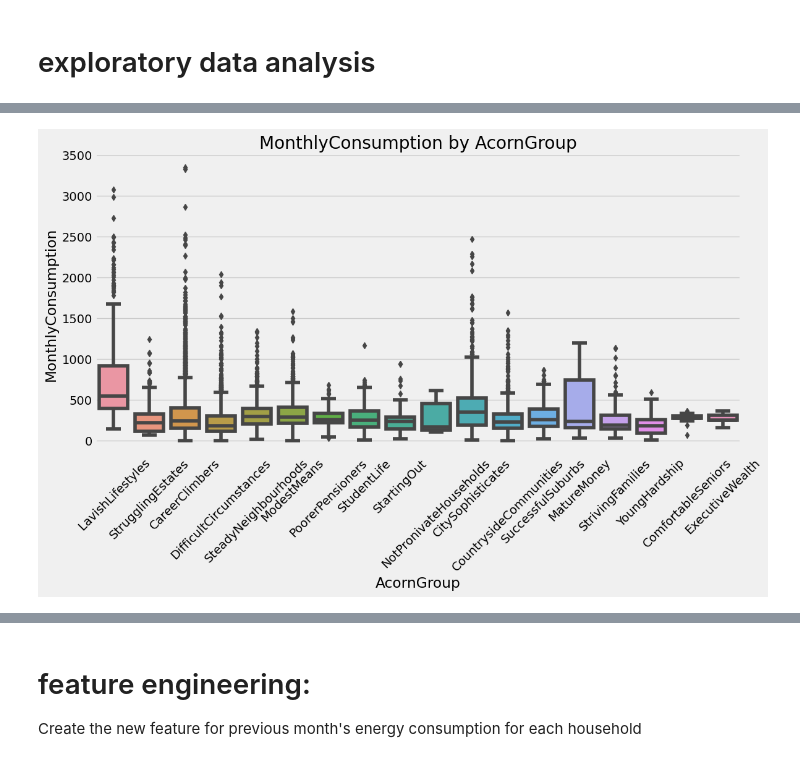
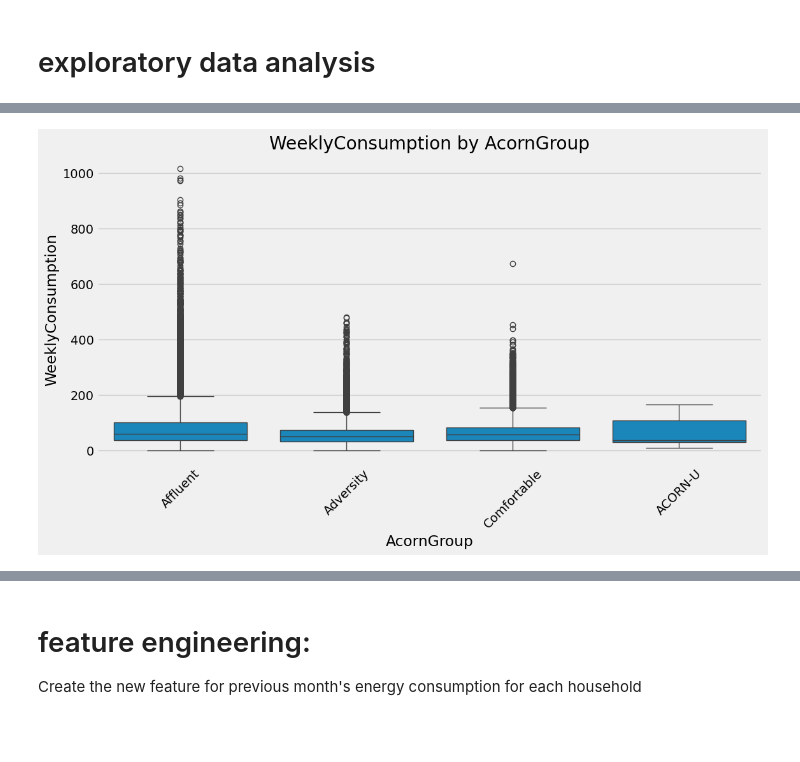
Before and after one commit to ni22aad/Electricity-load-forecasting-with-the-Low-Carbon-London-SmartMeter-dataset, a Jupyter notebook: energy_consumption.ipynb, the cells around one changed output, grey strips where cells are left out. Cells and saved outputs as stored; diff of their text form; code cells hidden in the pictures; blank space fills up the shorter version.

```diff
--- a/energy_consumption.ipynb
+++ b/energy_consumption.ipynb
@@ -98,11 +121,15 @@ monthly_consumption = monthly_consumption.drop(columns=['YearMonth'])
 # %% [markdown]
 # creating new features from date time
 # %%
-monthly_consumption['StartDate'] = pd.to_datetime(monthly_consumption['StartDate'])
-monthly_consumption['EndDate'] = pd.to_datetime(monthly_consumption['EndDate'])
-monthly_consumption['year'] = monthly_consumption['StartDate'].dt.year
-monthly_consumption['month'] = monthly_consumption['StartDate'].dt.month
-monthly_consumption['quarter'] = monthly_consumption['StartDate'].dt.quarter
-monthly_consumption['start_day'] = monthly_consumption['StartDate'].dt.day
-monthly_consumption['end_day'] = monthly_consumption['EndDate'].dt.day
+# Ensure StartDate and EndDate are in datetime format
+weekly_consumption['StartDate'] = pd.to_datetime(weekly_consumption['StartDate'])
+weekly_consumption['EndDate'] = pd.to_datetime(weekly_consumption['EndDate'])
+
+# Extract year, month, quarter, start day, end day, and week
+weekly_consumption['year'] = weekly_consumption['StartDate'].dt.year
+weekly_consumption['month'] = weekly_consumption['StartDate'].dt.month
+weekly_consumption['quarter'] = weekly_consumption['StartDate'].dt.quarter
+weekly_consumption['start_day'] = weekly_consumption['StartDate'].dt.day
+weekly_consumption['end_day'] = weekly_consumption['EndDate'].dt.day
+weekly_consumption['week'] = weekly_consumption['StartDate'].dt.isocalendar().week
 # %%
@@ -128,7 +155,6 @@ household_info.head()
 | 3 | MAC003613 | Std | ACORN-A | Affluent | block_0 |
 | 4 | MAC003597 | Std | ACORN-A | Affluent | block_0 |
 # %%
-household_info['AcornGroup']=household_info['Acorn'].map({'ACORN-A':' LavishLifestyles', 'ACORN-':'NotPrivateHouseholds', 'ACORN-B':'ExecutiveWealth', 'ACORN-C':'MatureMoney', 'ACORN-D':'CitySophisticates', 'ACORN-E':'CareerClimbers',
-       'ACORN-F':'CountrysideCommunities', 'ACORN-G':'SuccessfulSuburbs', 'ACORN-H':'SteadyNeighbourhoods', 'ACORN-I':'ComfortableSeniors', 'ACORN-J':'StartingOut', 'ACORN-K':'StudentLife',
-       'ACORN-L':'ModestMeans', 'ACORN-M':'StrivingFamilies', 'ACORN-N':'PoorerPensioners', 'ACORN-O':'YoungHardship', 'ACORN-P':'StrugglingEstates', 'ACORN-Q':'DifficultCircumstances',
-       'ACORN-U':'NotPronivateHouseholds'})
+# Rename columns
+household_info.rename(columns={
+    'Acorn_grouped': 'AcornGroup'}, inplace=True)
@@ -135,9 +177,9 @@ household_info['AcornGroup']=household_info['Acorn'].map({'ACORN-A':' LavishLife
 # %% [markdown]
 # merge energy consumption dataset with households dataset
 # %%
-df_final=monthly_consumption.merge(household_info,on='LCLid',how='left')
+df_final=weekly_consumption.merge(household_info,on='LCLid',how='left')
 # %%
-df_final=df_final[['LCLid', 'MonthlyConsumption', 'StartDate', 'EndDate', 'year', 'month',
-       'quarter', 'start_day', 'end_day', 'AcornGroup']]
+df_final=df_final[['LCLid', 'WeeklyConsumption', 'StartDate', 'EndDate', 'year', 'month',
+       'quarter', 'start_day', 'end_day','week', 'AcornGroup']]
 df_final.head()
 # %% [output]
@@ -162,13 +204,13 @@ plt.show()
 # %%
 plt.figure(figsize=(12, 6))
-sns.boxplot(data=df_final, x='AcornGroup', y='MonthlyConsumption')
-plt.title('MonthlyConsumption by AcornGroup')
+sns.boxplot(data=df_final, x='AcornGroup', y='WeeklyConsumption')
+plt.title('WeeklyConsumption by AcornGroup')
 plt.xlabel('AcornGroup')
-plt.ylabel('MonthlyConsumption')
+plt.ylabel('WeeklyConsumption')
 plt.xticks(rotation=45)
 plt.show()
 # %% [output]
-[figure, old version]
+[figure, new version]
 # %%
 
 
```
Also changed, not shown: parts of 29 cells of this notebook.
